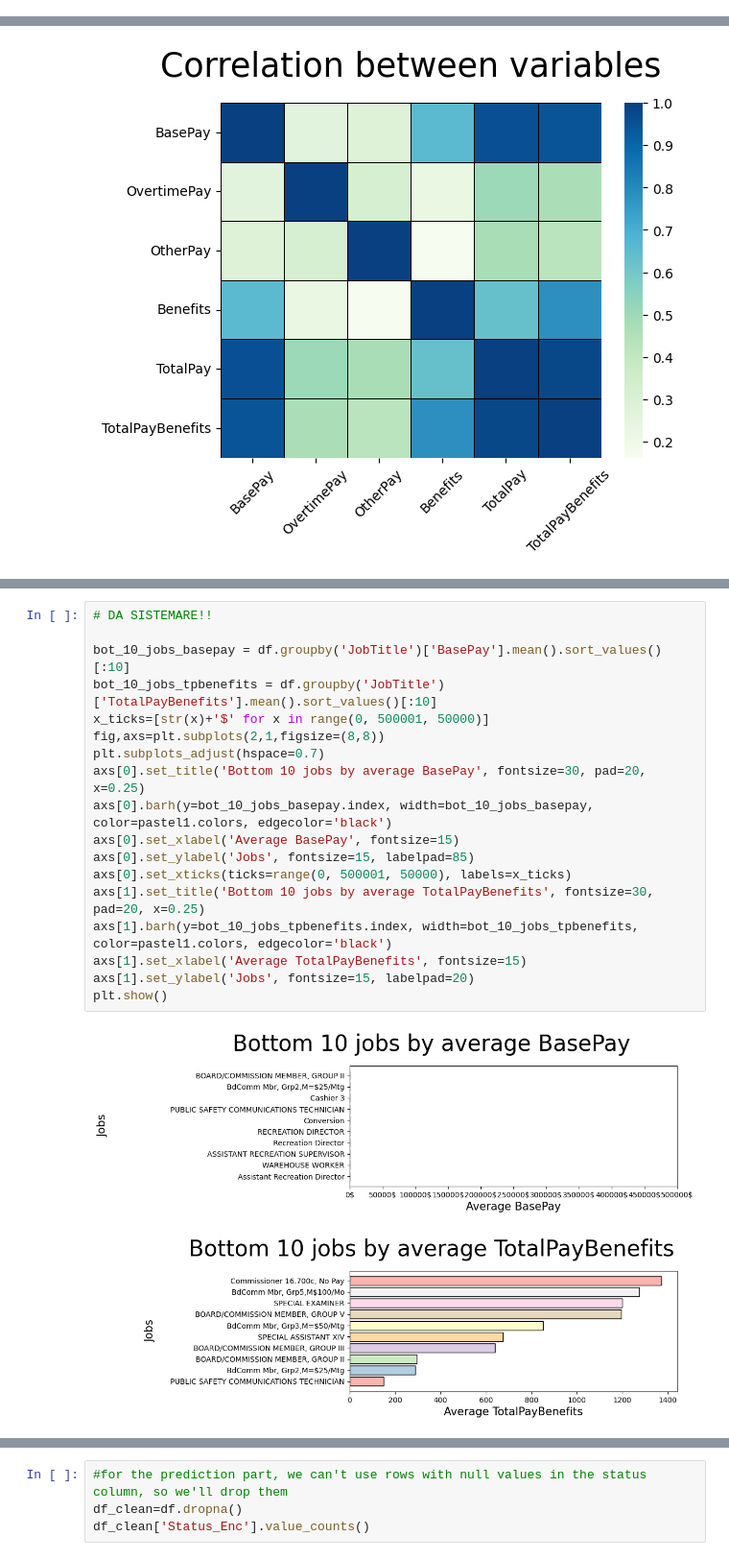
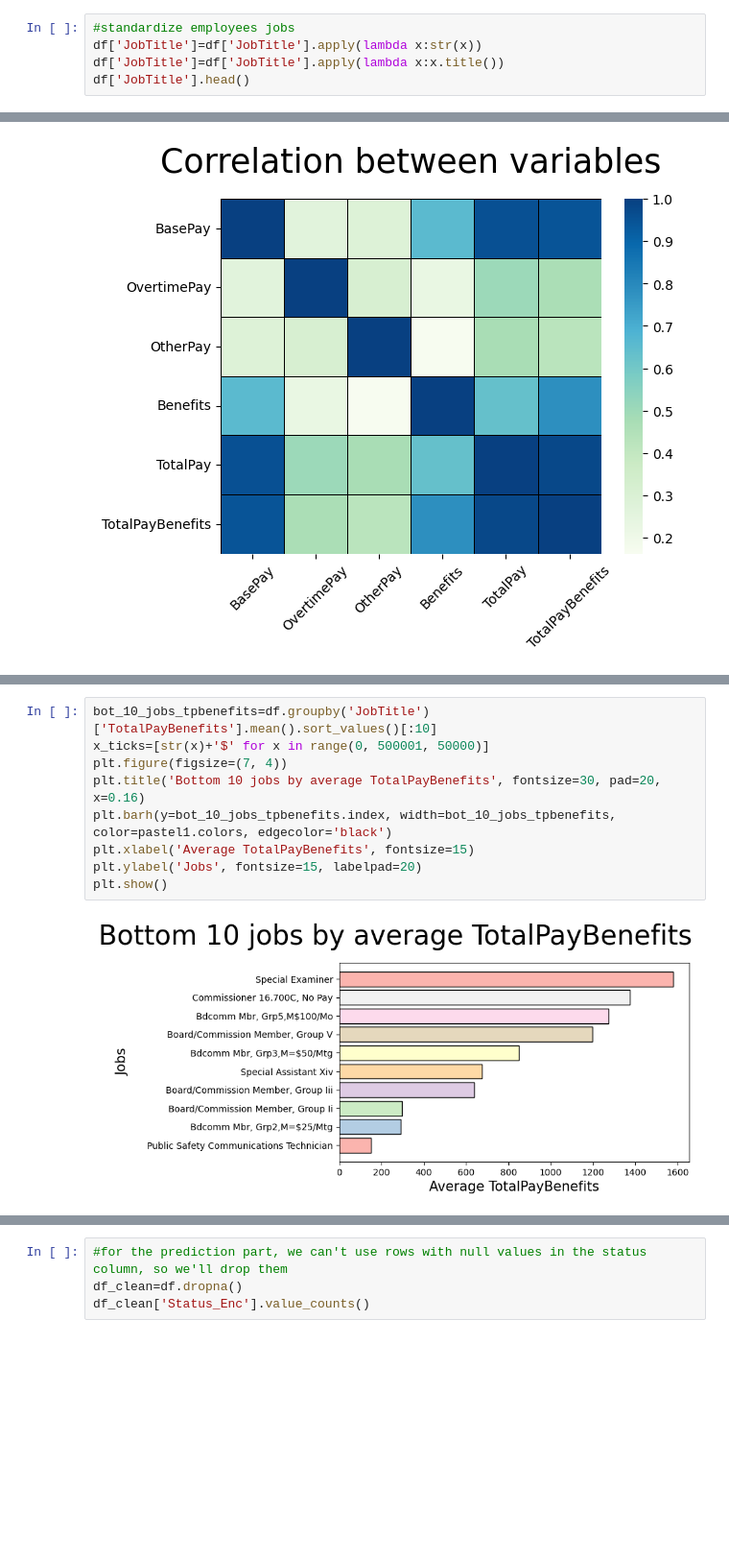
Before and after one commit to niccolozoboli/Programming-January-, a Jupyter notebook: Salaries_definitivo.ipynb, the cells around one changed output, grey strips where cells are left out. Shown: that part at 96% size. Drawn from its saved outputs; the diff is of its cells as text; blank space fills up the shorter version.

```diff
--- a/Salaries_definitivo.ipynb
+++ b/Salaries_definitivo.ipynb
@@ -113,3 +113,8 @@ df['EmployeeName'].head()
 3    Christopher Chong
 4      Patrick Gardner
 Name: EmployeeName, dtype: object
+# %%
+#standardize employees jobs
+df['JobTitle']=df['JobTitle'].apply(lambda x:str(x))
+df['JobTitle']=df['JobTitle'].apply(lambda x:x.title())
+df['JobTitle'].head()
@@ -329,22 +372,13 @@ plt.show()
 # %%
-# DA SISTEMARE!!
-
-bot_10_jobs_basepay = df.groupby('JobTitle')['BasePay'].mean().sort_values()[:10]
-bot_10_jobs_tpbenefits = df.groupby('JobTitle')['TotalPayBenefits'].mean().sort_values()[:10]
+bot_10_jobs_tpbenefits=df.groupby('JobTitle')['TotalPayBenefits'].mean().sort_values()[:10]
 x_ticks=[str(x)+'$' for x in range(0, 500001, 50000)]
-fig,axs=plt.subplots(2,1,figsize=(8,8))
-plt.subplots_adjust(hspace=0.7)
-axs[0].set_title('Bottom 10 jobs by average BasePay', fontsize=30, pad=20, x=0.25)
-axs[0].barh(y=bot_10_jobs_basepay.index, width=bot_10_jobs_basepay, color=pastel1.colors, edgecolor='black')
-axs[0].set_xlabel('Average BasePay', fontsize=15)
-axs[0].set_ylabel('Jobs', fontsize=15, labelpad=85)
-axs[0].set_xticks(ticks=range(0, 500001, 50000), labels=x_ticks)
-axs[1].set_title('Bottom 10 jobs by average TotalPayBenefits', fontsize=30, pad=20, x=0.25)
-axs[1].barh(y=bot_10_jobs_tpbenefits.index, width=bot_10_jobs_tpbenefits, color=pastel1.colors, edgecolor='black')
-axs[1].set_xlabel('Average TotalPayBenefits', fontsize=15)
-axs[1].set_ylabel('Jobs', fontsize=15, labelpad=20)
+plt.figure(figsize=(7, 4))
+plt.title('Bottom 10 jobs by average TotalPayBenefits', fontsize=30, pad=20, x=0.16)
+plt.barh(y=bot_10_jobs_tpbenefits.index, width=bot_10_jobs_tpbenefits, color=pastel1.colors, edgecolor='black')
+plt.xlabel('Average TotalPayBenefits', fontsize=15)
+plt.ylabel('Jobs', fontsize=15, labelpad=20)
 plt.show()
 # %% [output]
-[figure, old version]
+[figure, new version]
 # %%
 #some statistics about the wages
```
Also changed, not shown: parts of 20 cells of this notebook, 2 other files.
